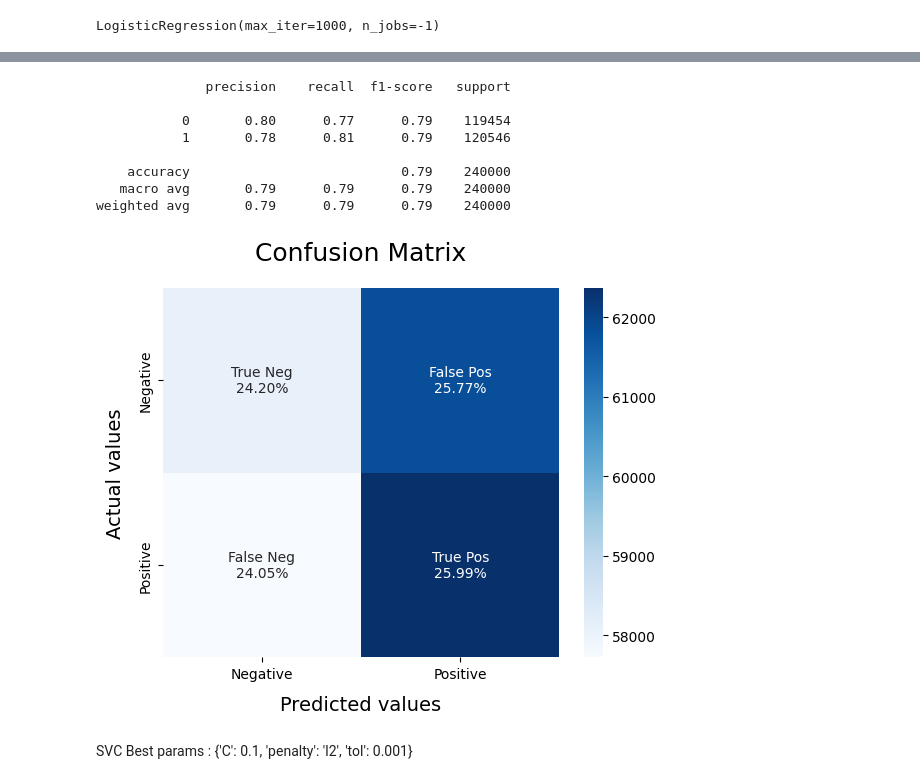
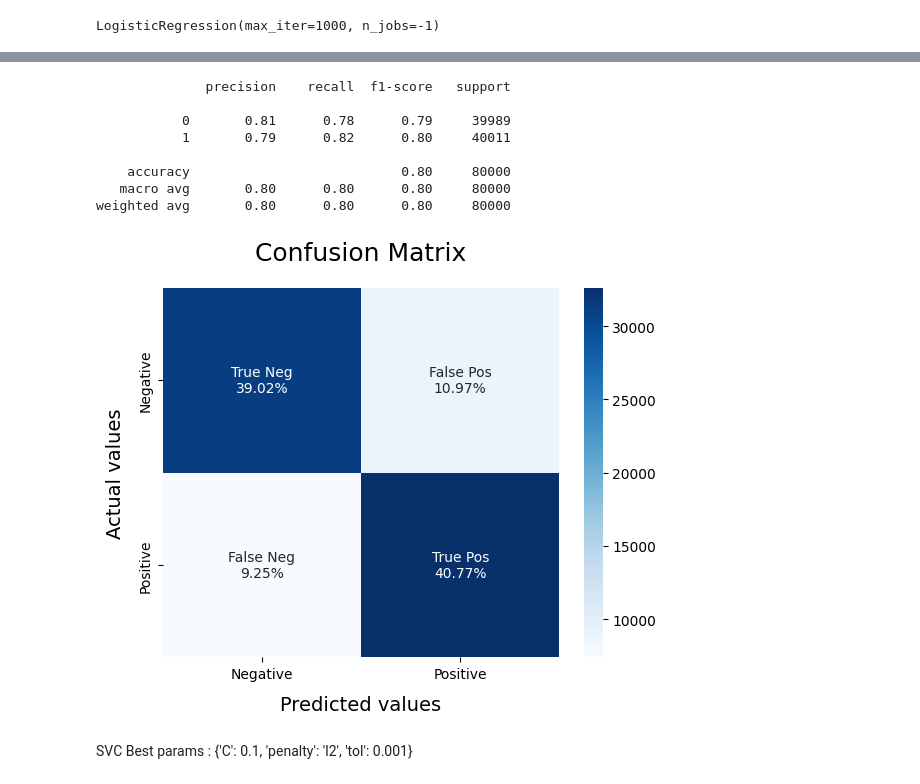
Before and after one commit to livio-24/TwitterSentimentAnalysis, a Jupyter notebook: TwitterSentimentAnalysis.ipynb, the cells around one changed output, grey strips where cells are left out. Drawn from its saved outputs; the diff is of its cells as text; code cells hidden in the pictures.

```diff
--- a/TwitterSentimentAnalysis.ipynb
+++ b/TwitterSentimentAnalysis.ipynb
@@ -519,6 +504,6 @@ np.save('/content/drive/MyDrive/processedtext2.npy', processedtext)
 # %%
 #I saved processed text on drive
-processedtext = list(np.load('/content/drive/MyDrive/processedtext2.npy'))
+processedtext = list(np.load('/content/drive/MyDrive/processedtext.npy'))
 # %%
 #add cleaned text as new column
 twitter_data['clean_text'] = processedtext
@@ -682,7 +667,7 @@ fig.update_layout(
 Dataset split
 # %%
 # Assuming X is your feature matrix and y is your target variable
-X_train, X_temp, y_train, y_temp = train_test_split(twitter_data['clean_text'], twitter_data['sentiment'], test_size=0.3, random_state=42)
+X_train, X_test, y_train, y_test = train_test_split(twitter_data['clean_text'], twitter_data['sentiment'], test_size=0.05, random_state=0)
 
 # Now, split the temporary set into validation and test sets
-X_val, X_test, y_val, y_test = train_test_split(X_temp, y_temp, test_size=0.5, random_state=42)
+#X_val, X_test, y_val, y_test = train_test_split(X_temp, y_temp, test_size=0.5, random_state=42)
@@ -715,9 +700,8 @@ No. of feature_words:  500000
 # %% [markdown]
 Transforming the dataset
 # %%
-X_train = vectoriser.transform(X_train)
-X_val  = vectoriser.transform(X_val)
-X_test  = vectoriser.transform(X_test)
+X_train_tfidf = vectoriser.transform(X_train)
+X_test_tfidf  = vectoriser.transform(X_test)
 print(f'Data Transformed.')
 # %% [output]
 Data Transformed.
@@ -752,7 +736,7 @@ def model_Evaluate(model, X, y):
 LogReg Best params :  {'C': 1.0, 'penalty': 'l2', 'tol': 0.0001}
 # %%
 LRmodel = LogisticRegression(max_iter = 1000, n_jobs=-1)
-LRmodel.fit(X_train, y_train)
+LRmodel.fit(X_train_tfidf, y_train)
 # %% [output]
 LogisticRegression(max_iter=1000, n_jobs=-1)
 # %%
@@ -765,15 +749,15 @@ accuracy score on training data:  0.8324392857142857
 # %%
-model_Evaluate(LRmodel, X_val, y_val)
+model_Evaluate(LRmodel, X_test_tfidf, y_test)
 # %% [output]
               precision    recall  f1-score   support
 
-           0       0.80      0.77      0.79    119454
-           1       0.78      0.81      0.79    120546
+           0       0.81      0.78      0.79     39989
+           1       0.79      0.82      0.80     40011
 
-    accuracy                           0.79    240000
-   macro avg       0.79      0.79      0.79    240000
-weighted avg       0.79      0.79      0.79    240000
+    accuracy                           0.80     80000
+   macro avg       0.80      0.80      0.80     80000
+weighted avg       0.80      0.80      0.80     80000
-[figure, old version]
+[figure, new version]
 # %% [markdown]
 SVC Best params : {'C': 0.1, 'penalty': 'l2', 'tol': 0.001}
 # %% [markdown]
```
Also changed, not shown: parts of 56 cells of this notebook.
